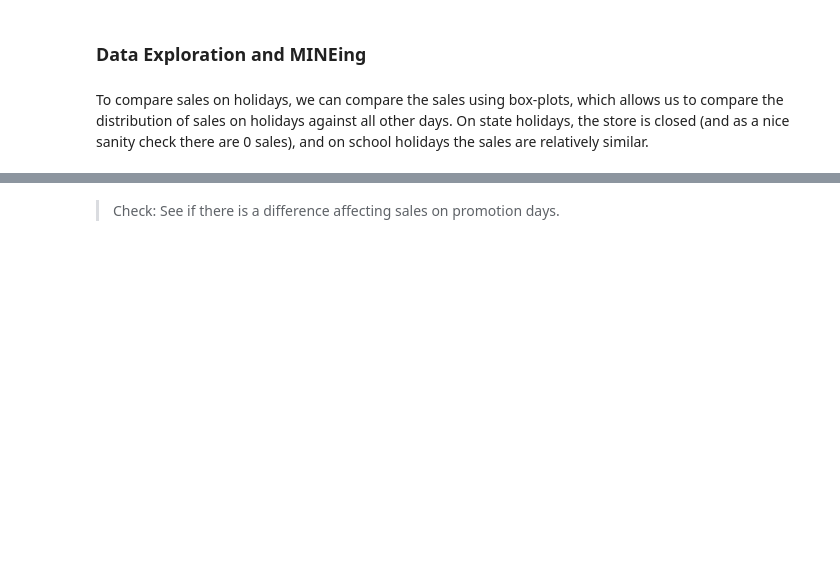
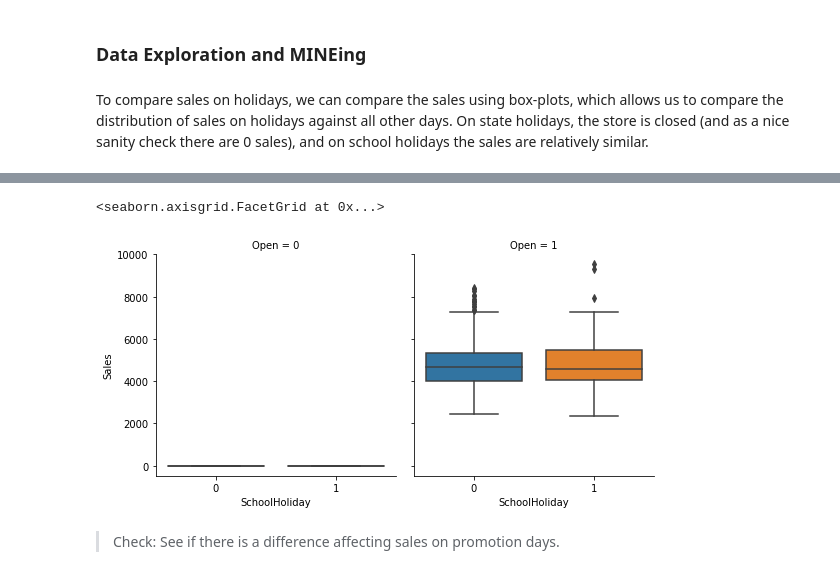
Before and after one commit to leahgaeta/Leah-Gaeta-GA-Data-Science, a Jupyter notebook: lessons/lesson-15/code/starter-code/starter-code-15.ipynb, the cells around one changed output, grey strips where cells are left out. Saved outputs shown, nothing was run; the diff lists cells and outputs as text; code cells hidden in the pictures; blank space fills up the shorter version.

```diff
--- a/lessons/lesson-15/code/starter-code/starter-code-15.ipynb
+++ b/lessons/lesson-15/code/starter-code/starter-code-15.ipynb
@@ -56,2 +103,15 @@ sb.factorplot(
+# %%
+sb.factorplot(
+    col = 'Open',
+    x='SchoolHoliday',
+    y='Sales',
+    data=store1_data,
+    kind='box'
+)
+
+#plotting sales on school holiday, now seeing when store open
+# %% [output]
+<seaborn.axisgrid.FacetGrid at 0x...>
+[figure, added]
 # %% [markdown]
 > Check: See if there is a difference affecting sales on promotion days.
```
Also changed, not shown: parts of 41 cells of this notebook.
